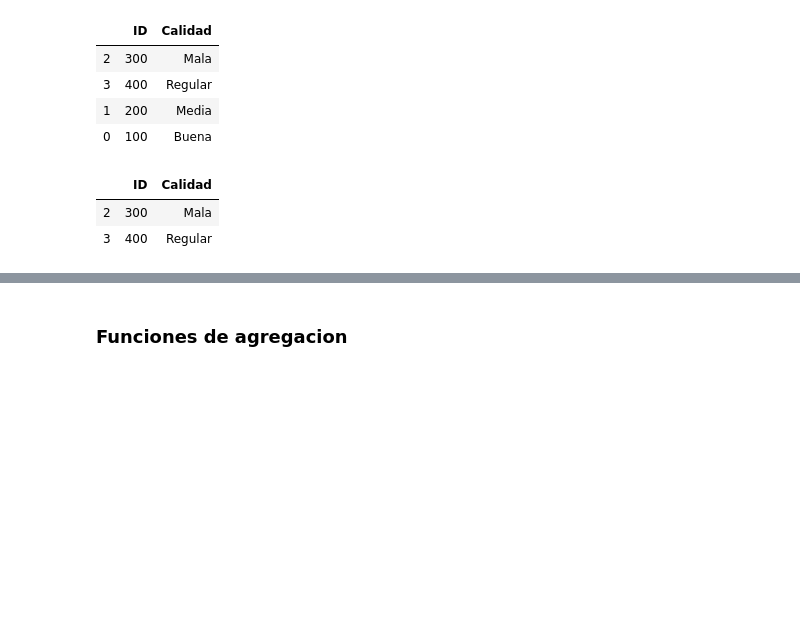
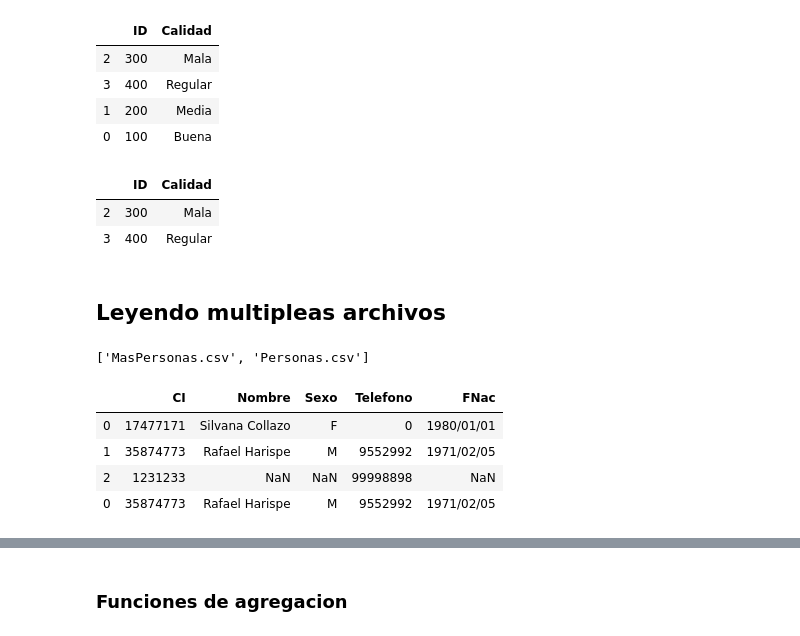
Before and after one commit to RafaelHarispe/WorkShopDS, a Jupyter notebook: Taller Pandas DF.ipynb, the cells around one changed output, grey strips where cells are left out. Saved outputs shown, nothing was run; the diff lists cells and outputs as text; code cells hidden in the pictures; blank space fills up the shorter version.

```diff
--- a/Taller Pandas DF.ipynb
+++ b/Taller Pandas DF.ipynb
@@ -547,3 +746,5 @@ dfC[dfC.Calidad < 'Media']
 |  | ID | Calidad |
 | 2 | 300 | Mala |
 | 3 | 400 | Regular |
+# %% [markdown]
+## Leyendo multipleas archivos
@@ -549,0 +753,13 @@ dfC[dfC.Calidad < 'Media']
+# %%
+archivos = glob('*Personas*.csv')
+archivos
+# %% [output]
+['MasPersonas.csv', 'Personas.csv']
+# %%
+pd.concat((pd.read_csv(file) for file in archivos))
+# %% [output]
+|  | CI | Nombre | Sexo | Telefono | FNac |
+| 0 | 17477171 | Silvana Collazo | F | 0 | 1980/01/01 |
+| 1 | 35874773 | Rafael Harispe | M | 9552992 | 1971/02/05 |
+| 2 | 1231233 | NaN | NaN | 99998898 | NaN |
+| 0 | 35874773 | Rafael Harispe | M | 9552992 | 1971/02/05 |
```
Also changed, not shown: parts of 71 cells of this notebook, 4 other files.
